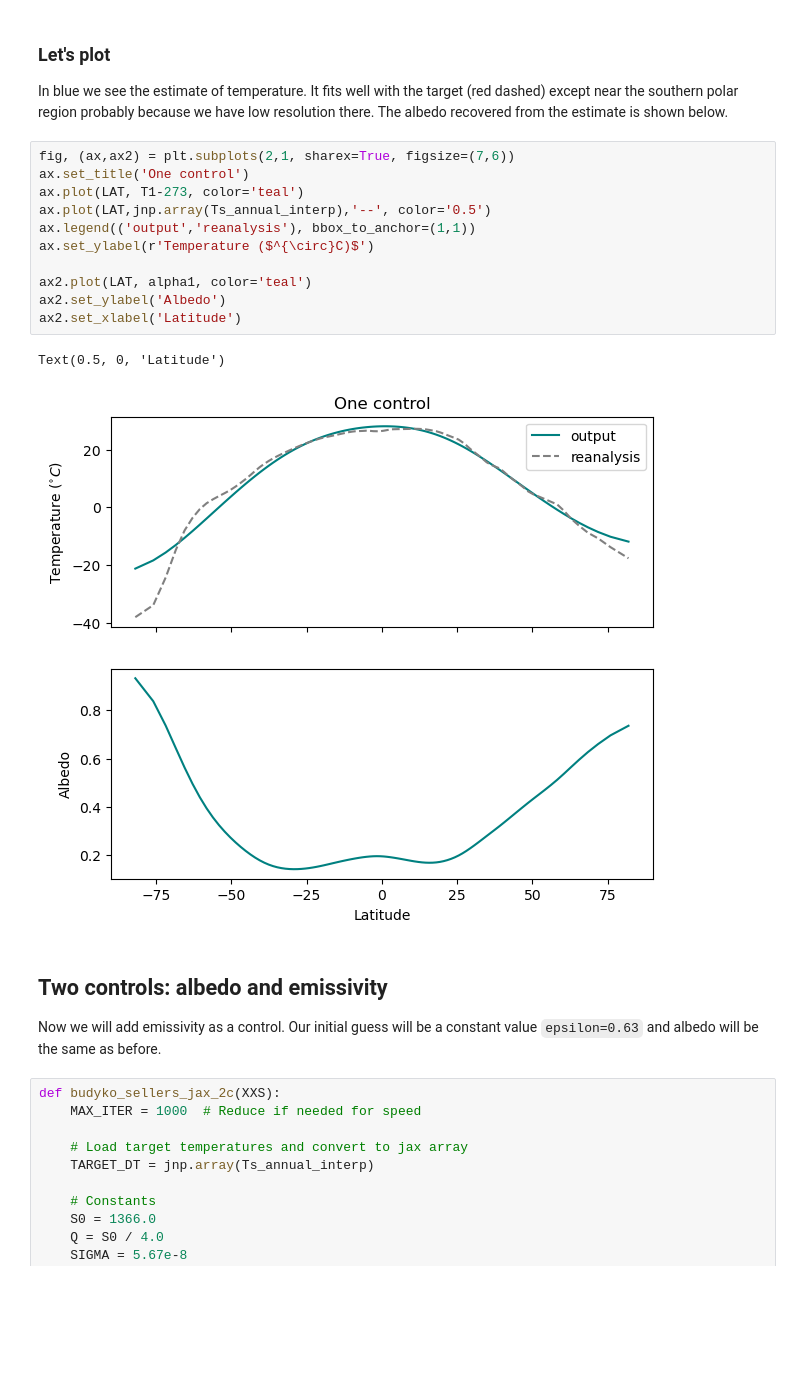
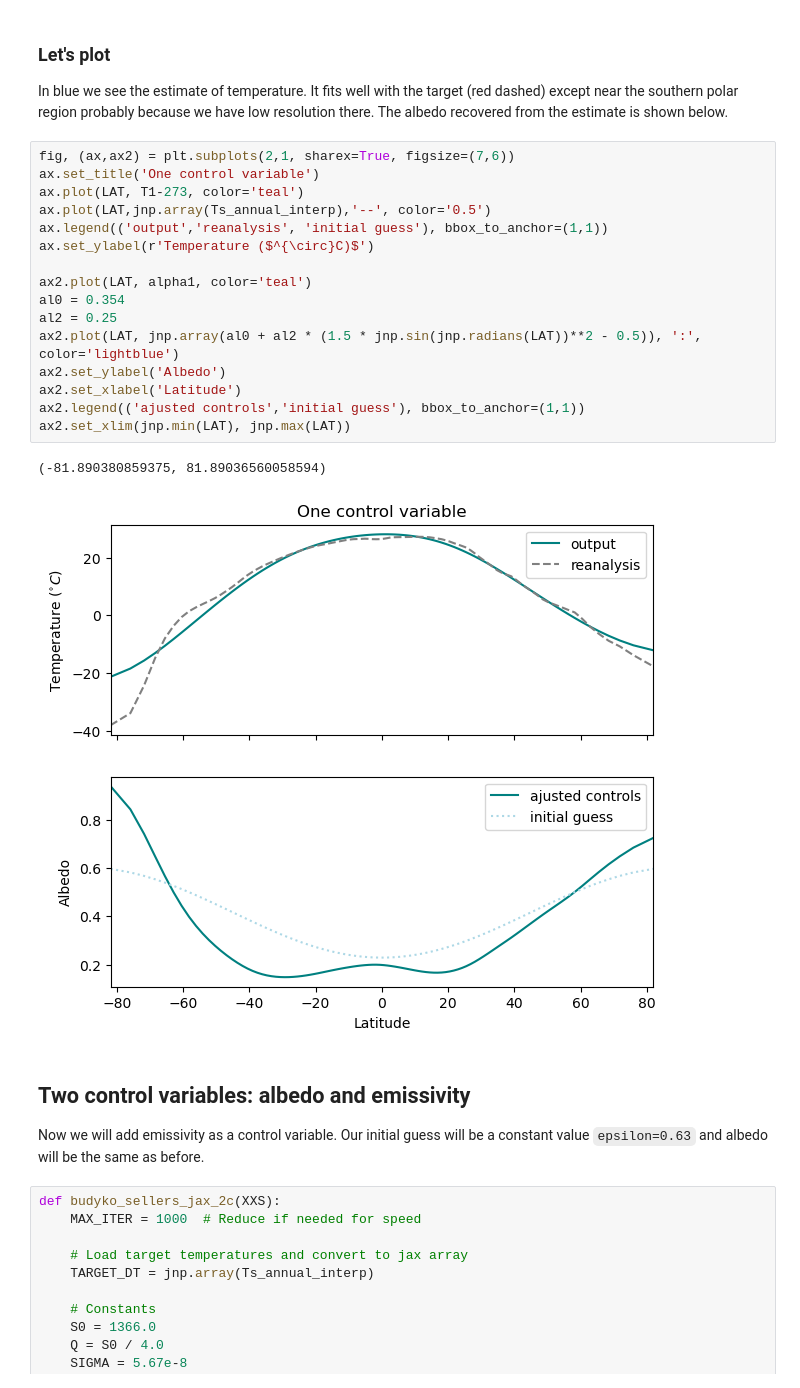
Before and after one commit to ECCO-Summer-School/ESS25-Team_FLOW, a Jupyter notebook: notebooks/budyko_sellers_controls.ipynb, the cells around one changed output. Cells and saved outputs as stored; diff of their text form; blank space fills up the shorter version.

```diff
--- a/notebooks/budyko_sellers_controls.ipynb
+++ b/notebooks/budyko_sellers_controls.ipynb
@@ -182,22 +182,27 @@ Cost function at step 7: 0.2976855933666229
 In blue we see the estimate of temperature. It fits well with the target (red dashed) except near the southern polar region probably because we have low resolution there. The albedo recovered from the estimate is shown below.
 # %%
 fig, (ax,ax2) = plt.subplots(2,1, sharex=True, figsize=(7,6))
-ax.set_title('One control')
+ax.set_title('One control variable')
 ax.plot(LAT, T1-273, color='teal')
 ax.plot(LAT,jnp.array(Ts_annual_interp),'--', color='0.5')
-ax.legend(('output','reanalysis'), bbox_to_anchor=(1,1))
+ax.legend(('output','reanalysis', 'initial guess'), bbox_to_anchor=(1,1))
 ax.set_ylabel(r'Temperature ($^{\circ}C)$')
 
 ax2.plot(LAT, alpha1, color='teal')
+al0 = 0.354
+al2 = 0.25
+ax2.plot(LAT, jnp.array(al0 + al2 * (1.5 * jnp.sin(jnp.radians(LAT))**2 - 0.5)), ':', color='lightblue')
 ax2.set_ylabel('Albedo')
 ax2.set_xlabel('Latitude')
+ax2.legend(('ajusted controls','initial guess'), bbox_to_anchor=(1,1))
+ax2.set_xlim(jnp.min(LAT), jnp.max(LAT))
 # %% [output]
-Text(0.5, 0, 'Latitude')
+(-81.890380859375, 81.89036560058594)
-[figure, old version]
+[figure, new version]
 # %% [markdown]
-## Two controls: albedo and emissivity
+## Two control variables: albedo and emissivity
 
-Now we will add emissivity as a control. Our initial guess will be a constant value `epsilon=0.63` and albedo will be the same as before.
+Now we will add emissivity as a control variable. Our initial guess will be a constant value `epsilon=0.63` and albedo will be the same as before.
 # %%
 def budyko_sellers_jax_2c(XXS):
     MAX_ITER = 1000  # Reduce if needed for speed
```
Also changed, not shown: parts of 12 cells of this notebook.
